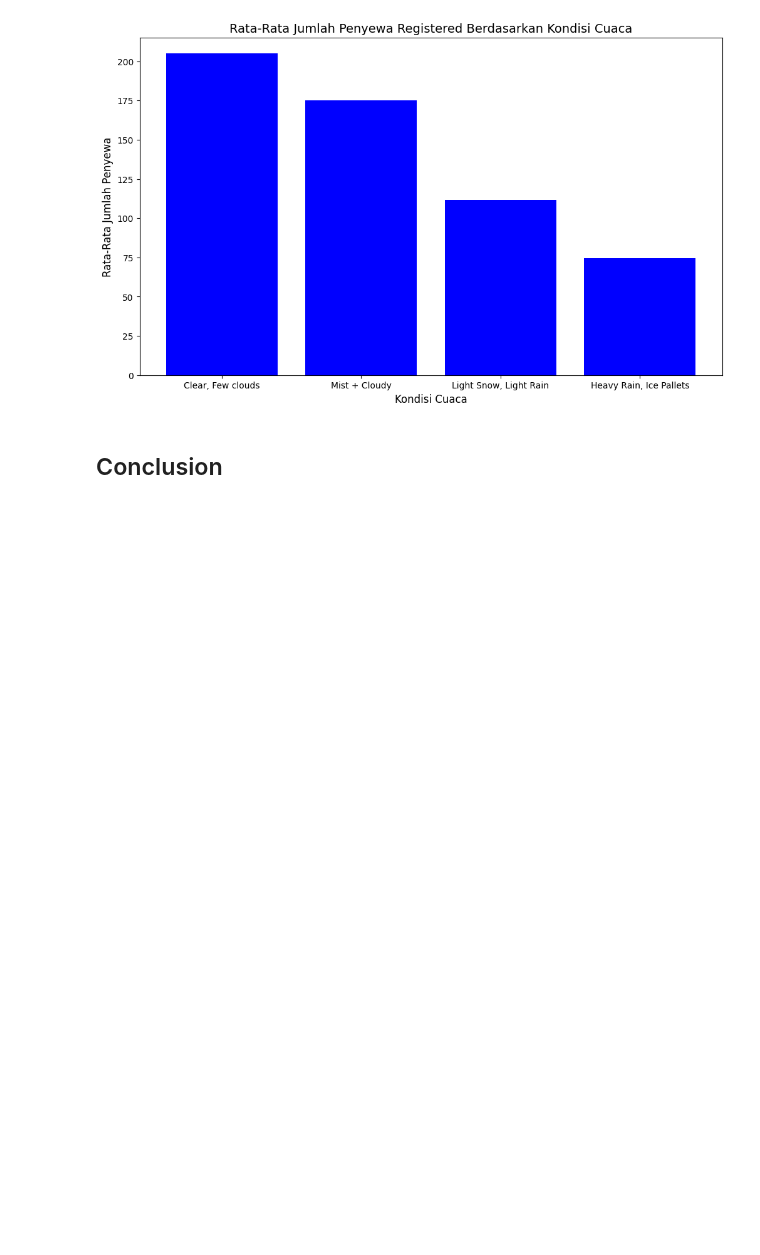
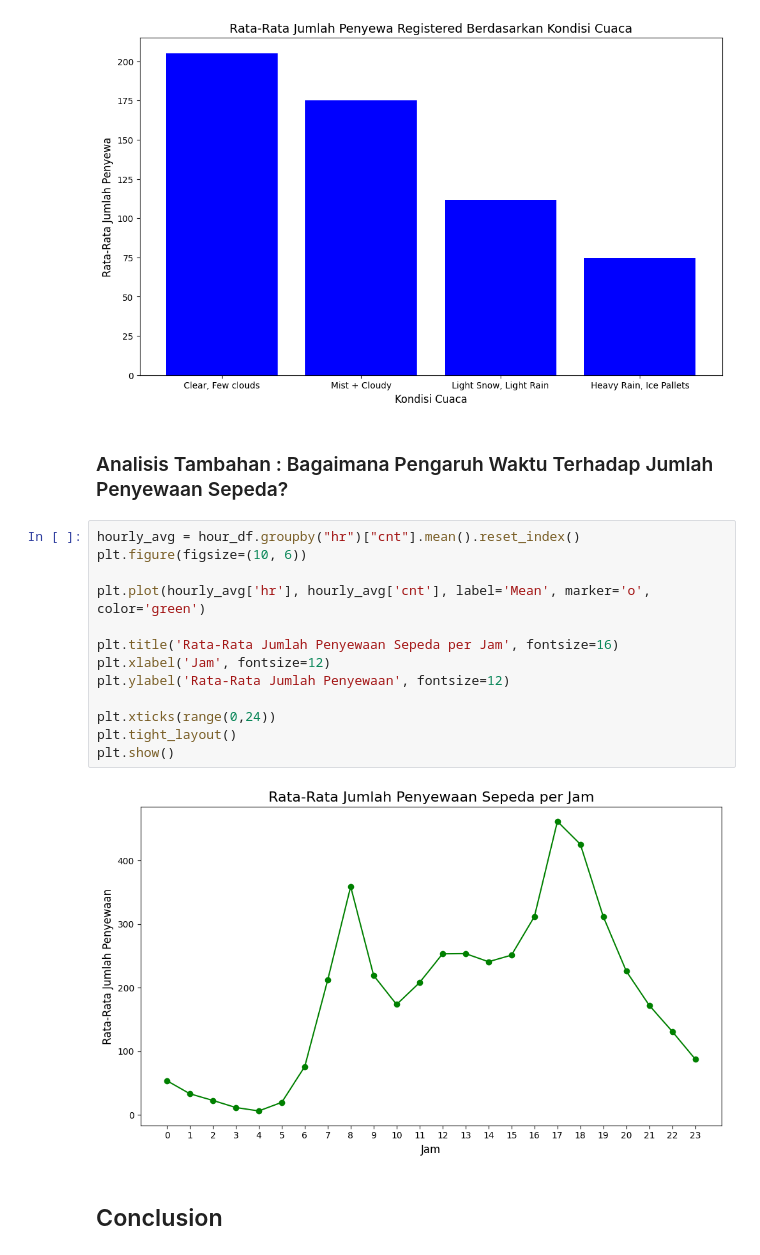
Before and after one commit to wahyunirosyidah/submission, a Jupyter notebook: notebook.ipynb, the cells around one changed output. Drawn from its saved outputs; the diff is of its cells as text; blank space fills up the shorter version.

Commit message:
hourly

```diff
--- a/notebook.ipynb
+++ b/notebook.ipynb
@@ -533,6 +579,23 @@ plt.ylabel('Rata-Rata Jumlah Penyewa', fontsize=12)
 plt.show()
 # %% [output]
 [figure]
+# %% [markdown]
+### Analisis Tambahan : Bagaimana Pengaruh Waktu Terhadap Jumlah Penyewaan Sepeda?
+# %%
+hourly_avg = hour_df.groupby("hr")["cnt"].mean().reset_index()
+plt.figure(figsize=(10, 6))
+
+plt.plot(hourly_avg['hr'], hourly_avg['cnt'], label='Mean', marker='o', color='green')
+
+plt.title('Rata-Rata Jumlah Penyewaan Sepeda per Jam', fontsize=16)
+plt.xlabel('Jam', fontsize=12)
+plt.ylabel('Rata-Rata Jumlah Penyewaan', fontsize=12)
+
+plt.xticks(range(0,24))
+plt.tight_layout()
+plt.show()
+# %% [output]
+[figure, added]
 # %% [markdown]
 ## Conclusion
 # %% [markdown]
```
Also changed, not shown: parts of 30 cells of this notebook, 1 other file.
